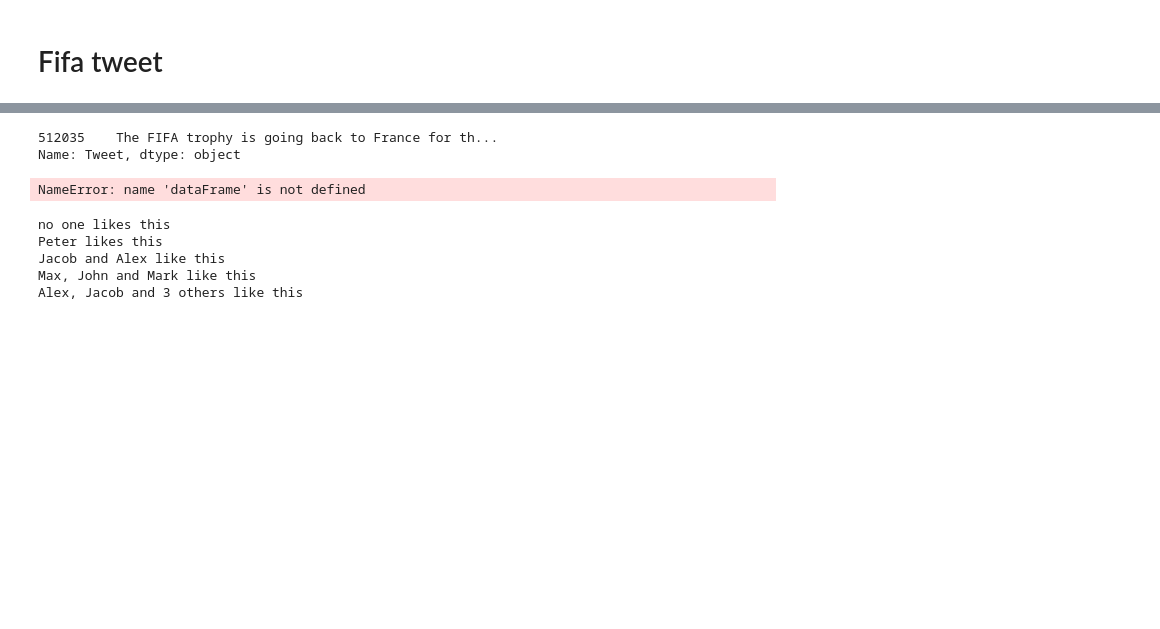
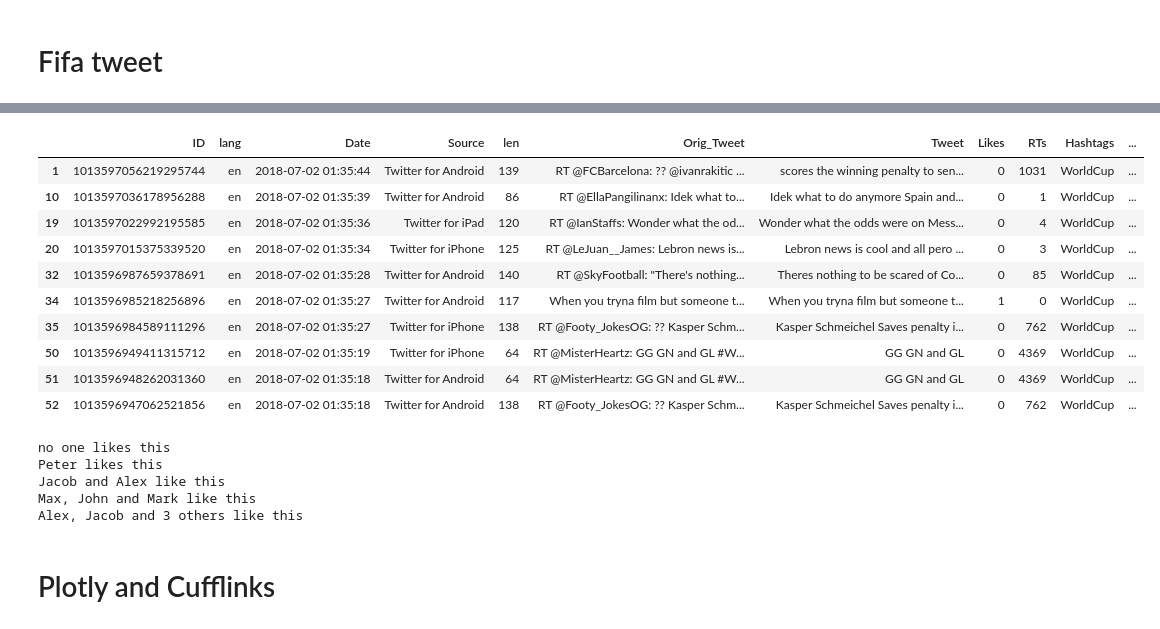
Before and after one commit to PyMore/Metaprogramming, a Jupyter notebook: pandas/pandas.ipynb, the cells around one changed output, grey strips where cells are left out. Cells and saved outputs as stored; diff of their text form; code cells hidden in the pictures; blank space fills up the shorter version.

Commit message:
feat: added filter to Hashtags tweets

```diff
--- a/pandas/pandas.ipynb
+++ b/pandas/pandas.ipynb
@@ -44,20 +80,25 @@ print(df[filter])
 # %%
-
-unRts = dataFrame[dataFrame.Followers  >= 10400]
-filterLeng = dataFrame['len'] >= 110
-filterHashTags = dataFrame['Hashtags'] == 'WorldCup'
-filterLikes = dataFrame['Likes'] > 1100
-filterRts = dataFrame['RTs'] > 200
-filterName = dataFrame['Name'] == 'FOX Sports'
+table = dataFrame[:40000]
+unRts = table[table.Followers  >= 400]
+filterLeng = table['len'] >= 110
+filterHashTags = table['Hashtags'] == 'WorldCup'
+filterLikes = table['Likes'] > 1100
+filterRts = table['RTs'] > 200
+filterName = table['Name'] == 'FOX Sports'
 
 
-result = dataFrame[filterLeng & filterHashTags & filterLikes & filterRts & filterName]
-print(result.Tweet)
+result = table[ filterHashTags & filterLikes & filterRts]
+result = table[filterHashTags]
+result[:10]
 # %% [output]
-512035    The FIFA trophy is going back to France for th...
-Name: Tweet, dtype: object
+|  | ID | lang | Date | Source | len | Orig_Tweet | Tweet | Likes | RTs | Hashtags | ... |
+| 1 | 1013597056219295744 | en | 2018-07-02 01:35:44 | Twitter for Android | 139 | RT @FCBarcelona: ?? @ivanrakitic ... | scores the winning penalty to sen... | 0 | 1031 | WorldCup | ... |
+| 10 | 1013597036178956288 | en | 2018-07-02 01:35:39 | Twitter for Android | 86 | RT @EllaPangilinanx: Idek what to... | Idek what to do anymore Spain and... | 0 | 1 | WorldCup | ... |
+| 19 | 1013597022992195585 | en | 2018-07-02 01:35:36 | Twitter for iPad | 120 | RT @IanStaffs: Wonder what the od... | Wonder what the odds were on Mess... | 0 | 4 | WorldCup | ... |
+| 20 | 1013597015375339520 | en | 2018-07-02 01:35:34 | Twitter for iPhone | 125 | RT @LeJuan__James: Lebron news is... | Lebron news is cool and all pero ... | 0 | 3 | WorldCup | ... |
+| 32 | 1013596987659378691 | en | 2018-07-02 01:35:28 | Twitter for Android | 140 | RT @SkyFootball: "There's nothing... | Theres nothing to be scared of Co... | 0 | 85 | WorldCup | ... |
+| 34 | 1013596985218256896 | en | 2018-07-02 01:35:27 | Twitter for Android | 117 | When you tryna film but someone t... | When you tryna film but someone t... | 1 | 0 | WorldCup | ... |
+| 35 | 1013596984589111296 | en | 2018-07-02 01:35:27 | Twitter for iPhone | 138 | RT @Footy_JokesOG: ?? Kasper Schm... | Kasper Schmeichel Saves penalty i... | 0 | 762 | WorldCup | ... |
+| 50 | 1013596949411315712 | en | 2018-07-02 01:35:19 | Twitter for iPhone | 64 | RT @MisterHeartz: GG GN and GL #W... | GG GN and GL | 0 | 4369 | WorldCup | ... |
+| 51 | 1013596948262031360 | en | 2018-07-02 01:35:18 | Twitter for Android | 64 | RT @MisterHeartz: GG GN and GL #W... | GG GN and GL | 0 | 4369 | WorldCup | ... |
+| 52 | 1013596947062521856 | en | 2018-07-02 01:35:18 | Twitter for Android | 138 | RT @Footy_JokesOG: ?? Kasper Schm... | Kasper Schmeichel Saves penalty i... | 0 | 762 | WorldCup | ... |
-# %%
-
-x =dataFrame.where(filterName,inplace=True)
-# %% [output]
-NameError: name 'dataFrame' is not defined
@@ -87,3 +126,5 @@ Peter likes this
 Jacob and Alex like this
 Max, John and Mark like this
 Alex, Jacob and 3 others like this
+# %% [markdown]
+# Plotly and Cufflinks
```
Also changed, not shown: parts of 6 cells of this notebook.
